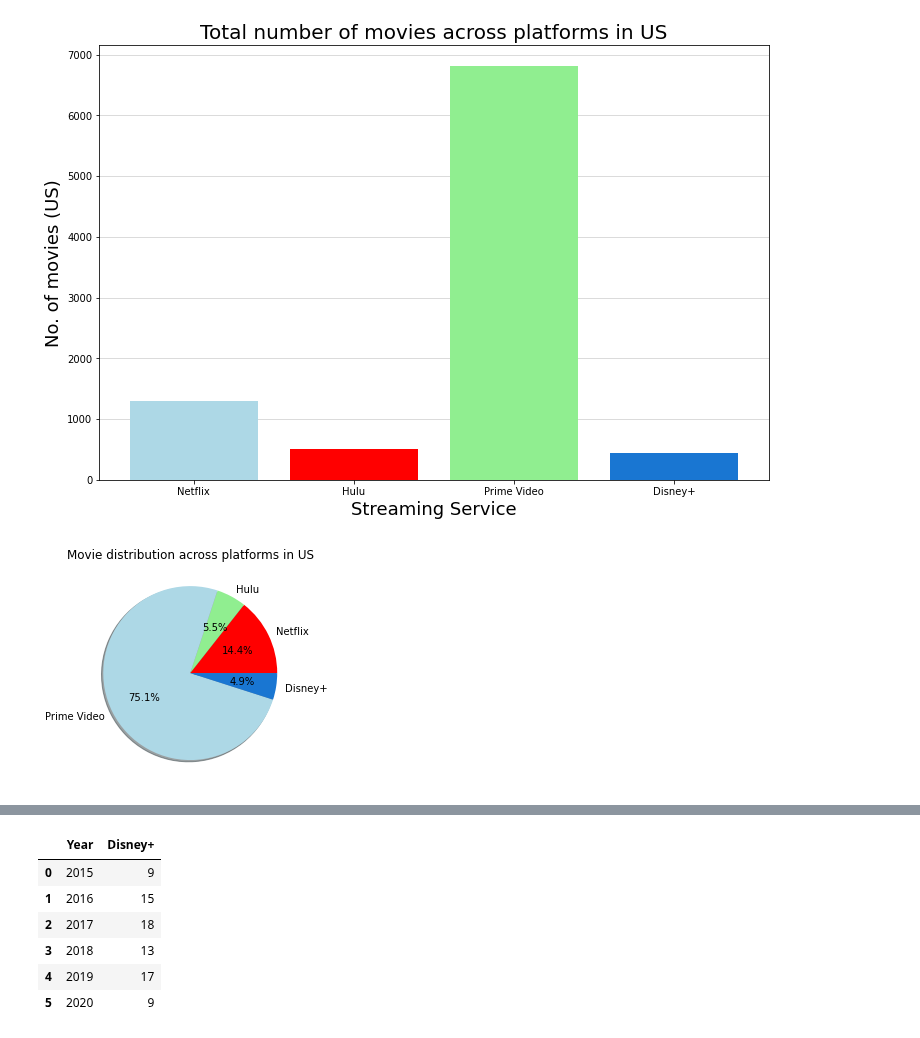
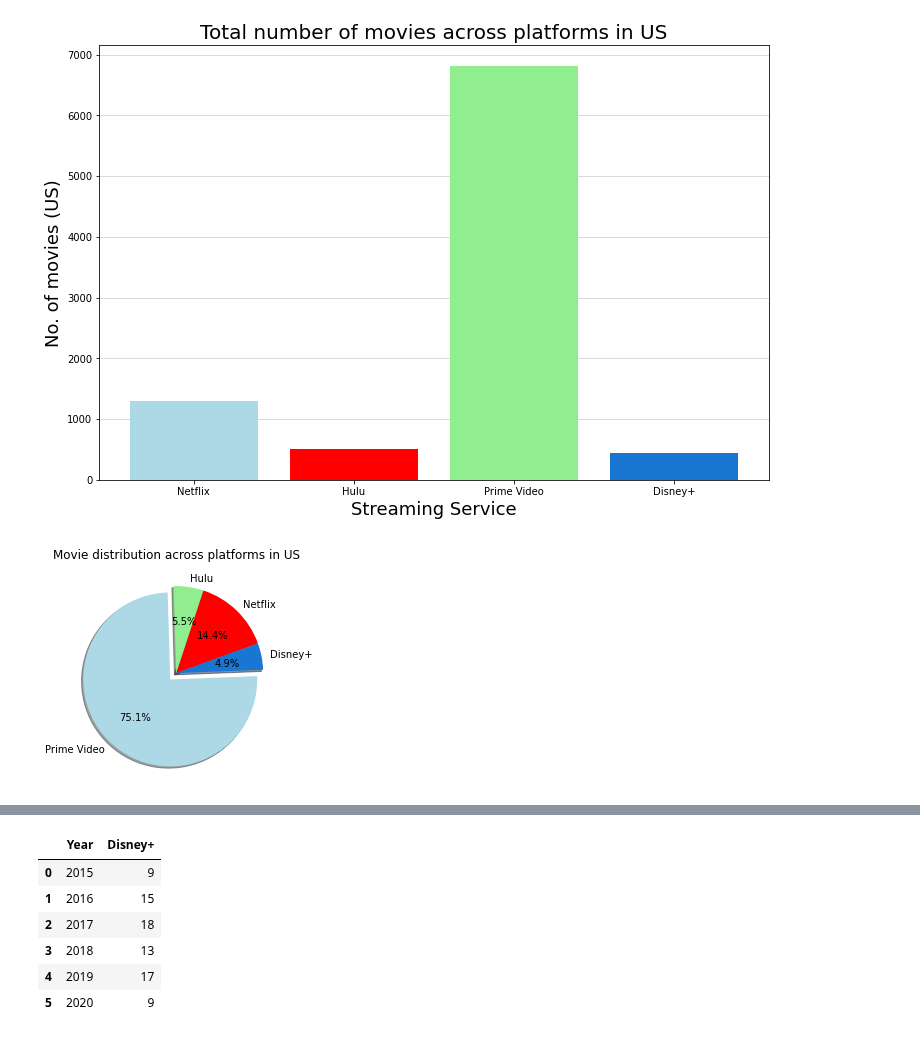
Before and after one commit to jacance/streaming-service-analysis, a Jupyter notebook: pristine_justin_new.ipynb, the cells around one changed output, grey strips where cells are left out. Drawn from its saved outputs; the diff is of its cells as text; code cells hidden in the pictures.

```diff
--- a/pristine_justin_new.ipynb
+++ b/pristine_justin_new.ipynb
@@ -1034,12 +903,13 @@ disney_data_US = disney_data[(disney_data['Country'] == 'United States')]
 # %%
-#Find the total no. of movies available in streaming service
-netflix_USmovies_count = len(netflix_data_US['Title'])
+#Find the total no. of movies available in each streaming service
 
-prime_USmovies_count = len(prime_data_US['Title'])
+netflix_USmovies_count = netflix_data_US['Title'].count()
 
-hulu_USmovies_count = len(hulu_data_US['Title'])
+prime_USmovies_count = prime_data_US['Title'].count()
 
-disney_USmovies_count = len(disney_data_US['Title'])
+hulu_USmovies_count = hulu_data_US['Title'].count()
+
+disney_USmovies_count = disney_data_US['Title'].count()
 
 USmovies_count = pd.DataFrame({'Streaming Service': streaming_services,
                                 'Total no. of movies (US)' :[netflix_USmovies_count, hulu_USmovies_count,
@@ -1077,9 +947,11 @@ plt.show()
 [figure]
 # %%
 plt.pie(USmovies_count['Total no. of movies (US)'], labels=streaming_services,
-        colors=["red", "lightgreen", "lightblue", "#1976d2"], shadow=True, autopct="%1.1f%%")
+        colors=["red", "lightgreen", "lightblue", "#1976d2"], shadow=True, autopct="%1.1f%%",
+           explode =(0,0,0.1,0), startangle = 20)
 
 plt.title("Movie distribution across platforms in US")
+plt.savefig("Images/total_movies2.png")
 plt.show()
 # %% [output]
-[figure, old version]
+[figure, new version]
```
Also changed, not shown: parts of 53 cells of this notebook, 14 other files.
